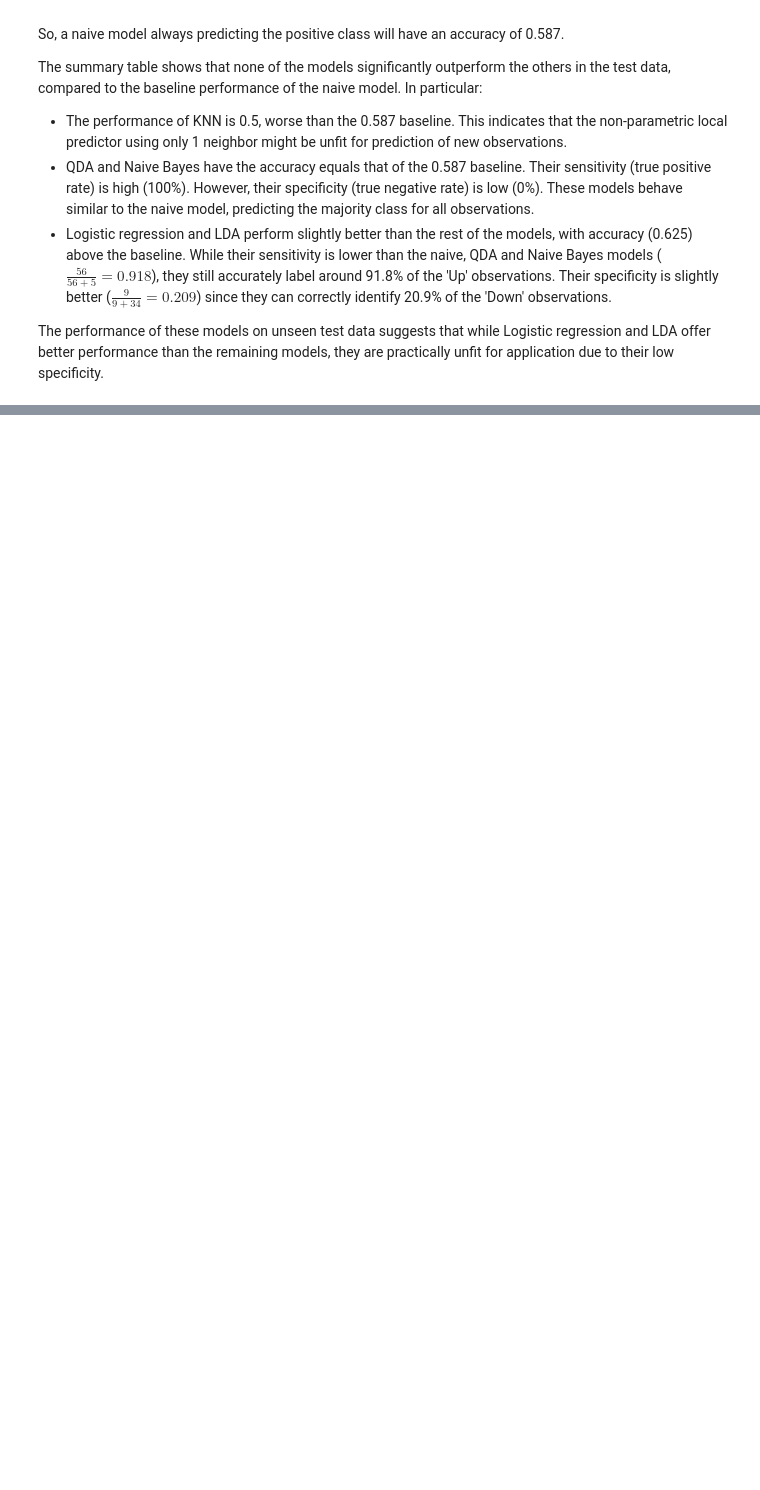
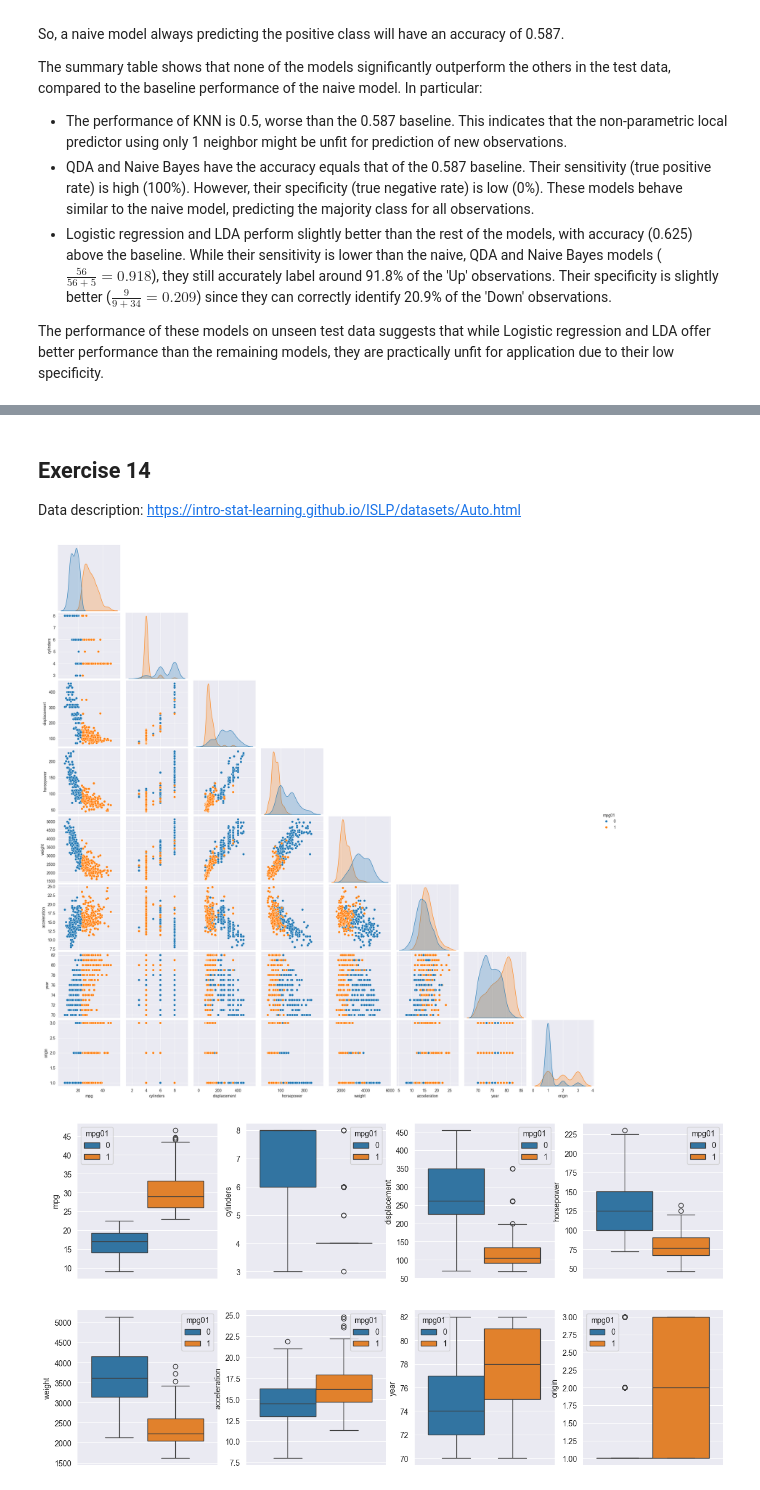
Before and after one commit to nhitran-00/ISL, a Jupyter notebook: chapter_4.ipynb, the cells around one changed output, grey strips where cells are left out. Drawn from its saved outputs; the diff is of its cells as text; code cells hidden in the pictures; blank space fills up the shorter version.

Commit message:
complete exercise 14

```diff
--- a/chapter_4.ipynb
+++ b/chapter_4.ipynb
@@ -492,3 +483,22 @@ The summary above shows that all models perform poorly, with accuracy below the
 The performance of the models suggests that KNN-3 has the highest accuracy with a balance between sensitivity and specificity. However, since all models perform poorly compared to the baseline 0.587, none of them is fit for use on new observations.
 
 The model performance indicates that despite the initial observations on the data distribution and correlation fitting the assumptions of different models, the model might not be able to accurately capture the underlying relationship between the predictors and the response, leading to poor accuracy.
+# %% [markdown]
+## Exercise 14
+Data description: https://intro-stat-learning.github.io/ISLP/datasets/Auto.html
+# %%
+data_14 = load_data('Auto')
+
+# add binary variable mpg01
+mpg01 = np.where(data_14['mpg'] > data_14['mpg'].median(), 1, 0)
+data_14.insert(data_14.shape[1], 'mpg01', mpg01)
+
+sns.pairplot(data_14, hue='mpg01', corner=True)
+
+fig, axes = subplots(2, 4, figsize=(15,8))
+
+for col, ax in zip(data_14.columns.drop('mpg01'), axes.ravel()):
+    sns.boxplot(data=data_14, y=col, hue='mpg01', ax=ax)
+# %% [output]
+[figure, added]
+[figure, added]
```
Also changed, not shown: parts of 9 cells of this notebook.
